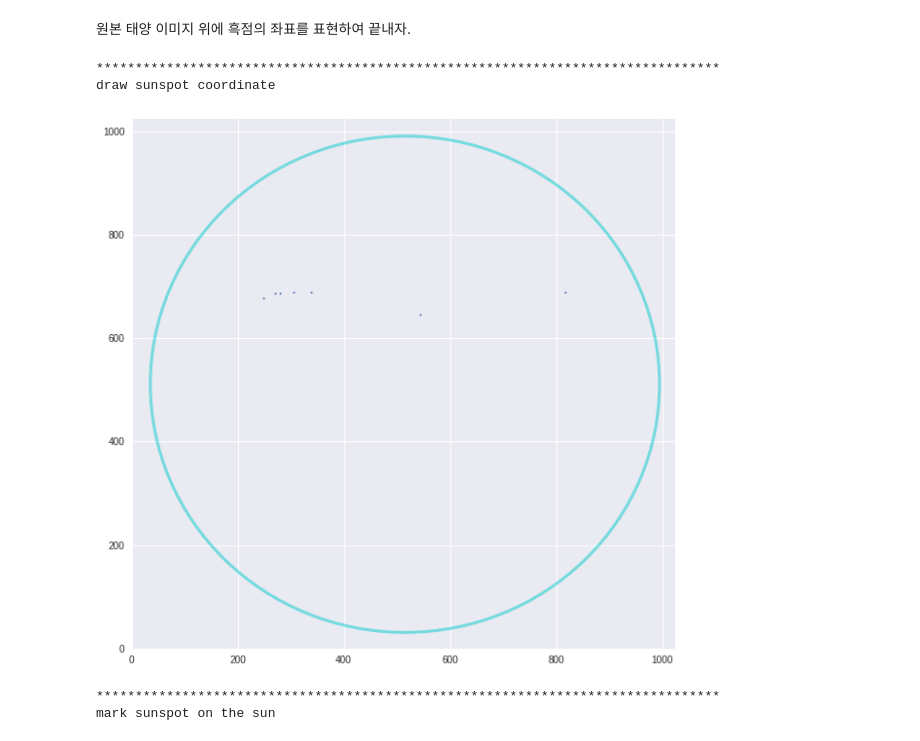
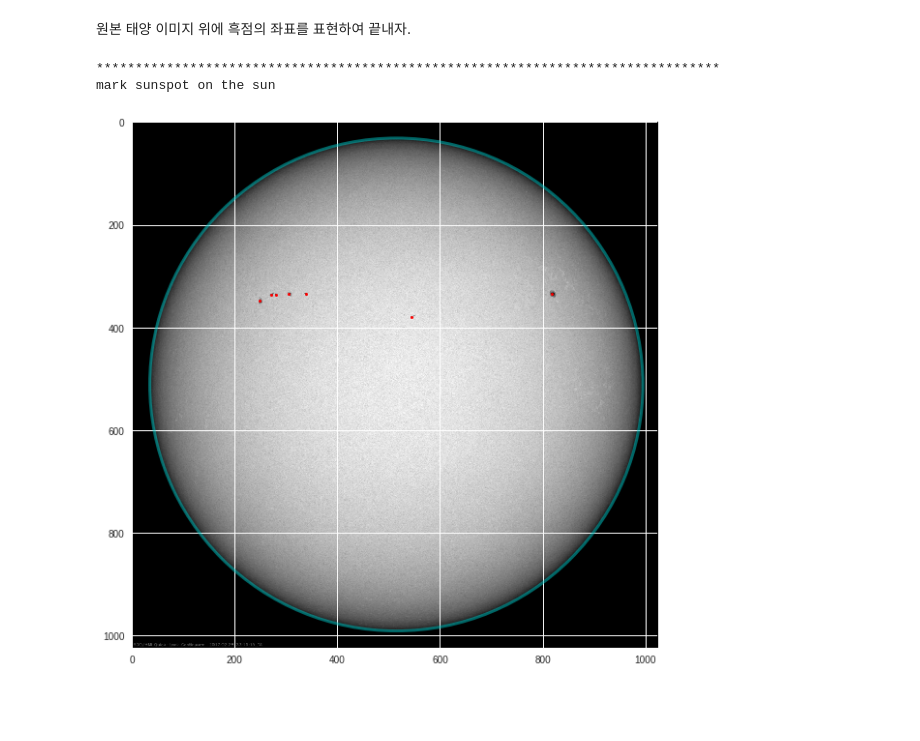
Before and after one commit to guitar79/OA-2018, a Jupyter notebook: 04_4_Identify_sunspot_using_SDO_iamge.ipynb, the cells around one changed output. Drawn from its saved outputs; the diff is of its cells as text; code cells hidden in the pictures; blank space fills up the shorter version.

```diff
--- a/04_4_Identify_sunspot_using_SDO_iamge.ipynb
+++ b/04_4_Identify_sunspot_using_SDO_iamge.ipynb
@@ -309,23 +309,21 @@ sunspot data :  [[249, 347, 4], [271, 336, 6], [280, 336, 4], [306, 334, 6], [33
 # %%
 sunspot_data = np.asarray(sunspot_data)
 if len(sunspot_data) == 0 :
     print('There is no sunspot in the image')
 else :
     print ('*'*80)
     print ('mark sunspot on the sun')
     # load the sun image
     fig,ax = plt.subplots()
     plt.imshow(sun_im, cmap = 'gray', interpolation = 'None')
     # draw a circle
     circle = Circle((sun_circle[0], sun_circle[1]), sun_circle[2], facecolor='none',
                 edgecolor=(0, 0.8, 0.8), linewidth=3, alpha=0.5)
     ax.add_patch(circle)
     # plot sunspot
-    plt.plot(sunspot_data[:,0], (sunspot_data[:,1]), 'ro', markersize=3, markerfacecolor='C0')
+    plt.plot(sunspot_data[:,0], (sunspot_data[:,1]), 'ro', markersize=3)
     plt.show()
 # %% [output]
 ********************************************************************************
-draw sunspot coordinate
+mark sunspot on the sun
-[figure, old version]
+[figure, new version]
-********************************************************************************
-mark sunspot on the sun
```
Also changed, not shown: parts of 1 cell of this notebook.
